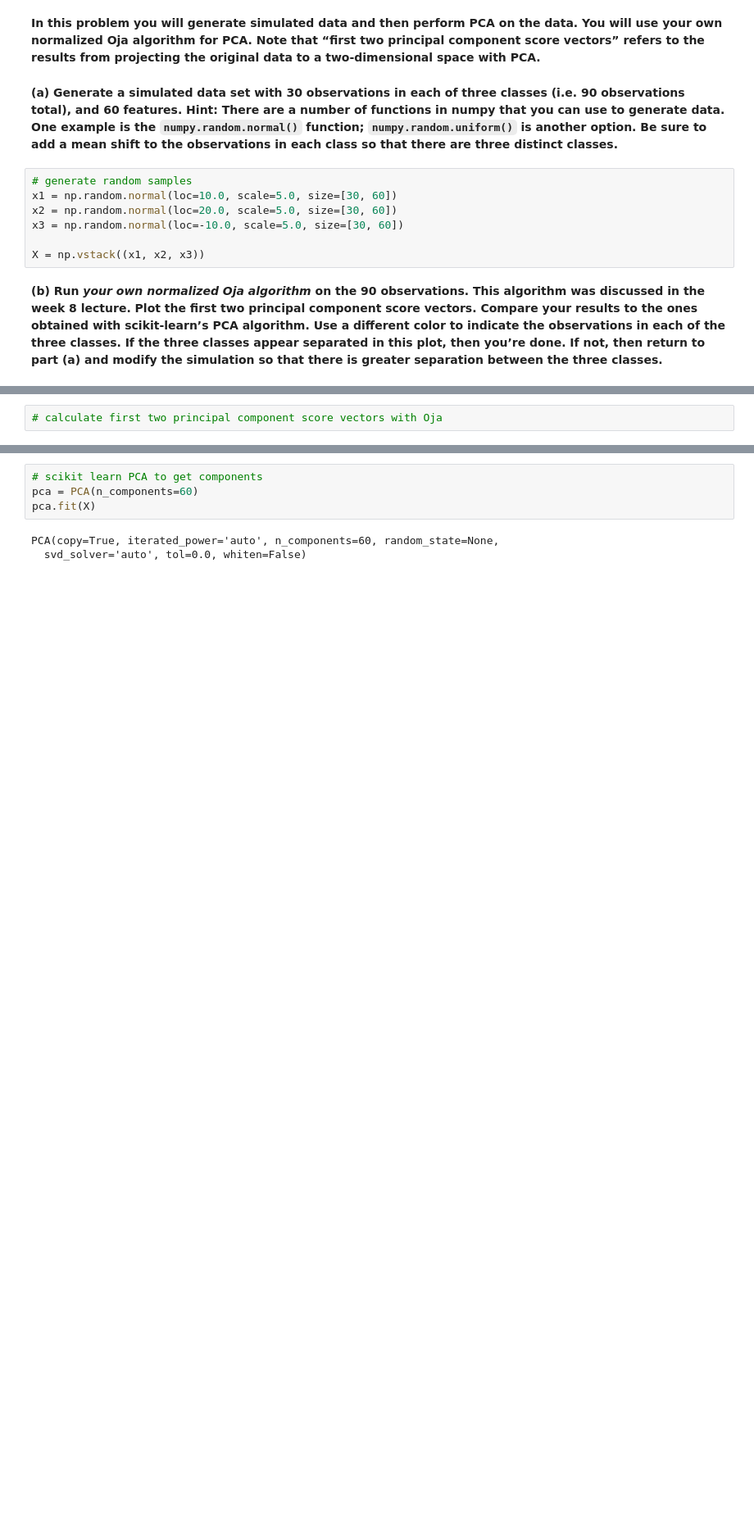
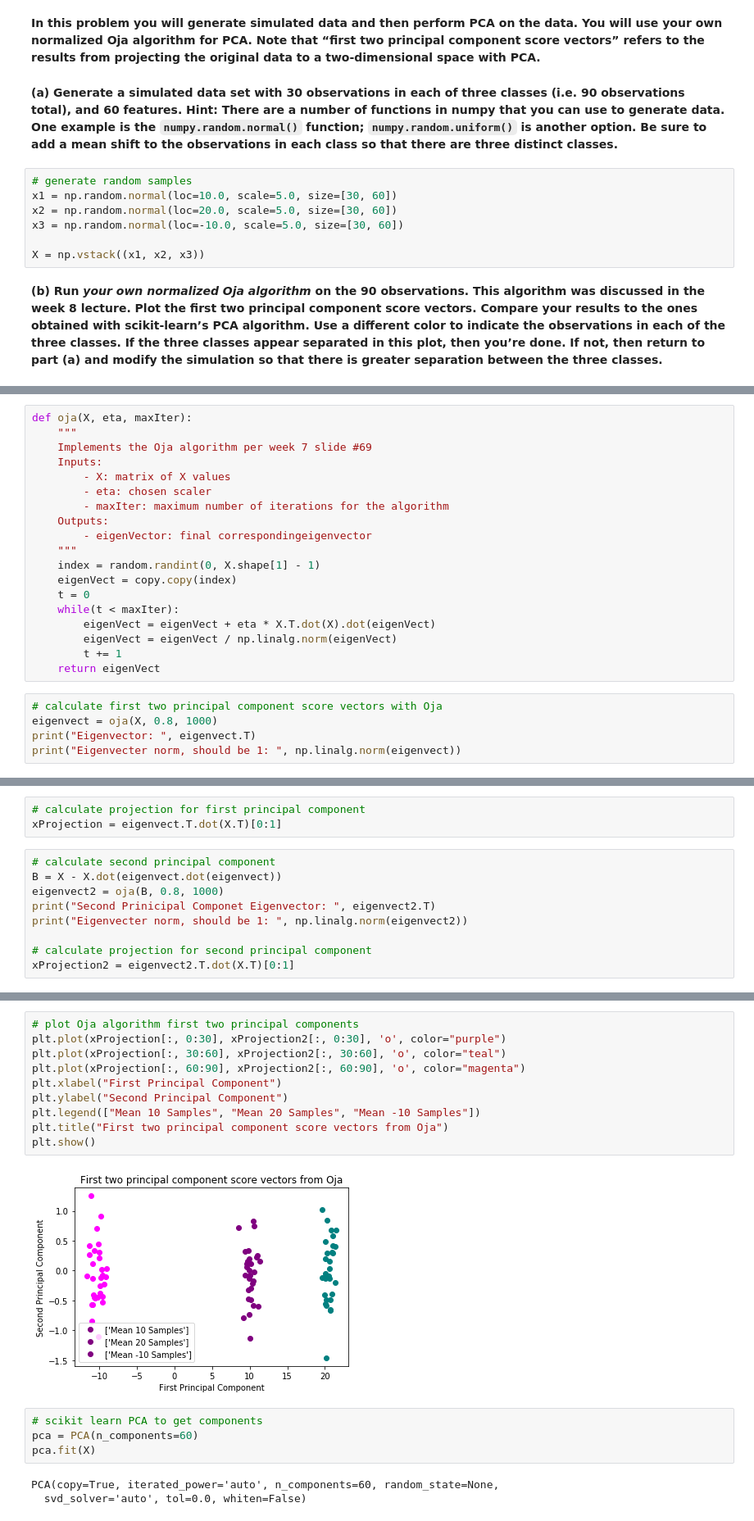
Before and after one commit to TaraWilson17/data558, a Jupyter notebook: hw6.ipynb, the cells around one changed output, grey strips where cells are left out. Shown: that part at 82% size. Cells and saved outputs as stored; diff of their text form; blank space fills up the shorter version.

```diff
--- a/hw6.ipynb
+++ b/hw6.ipynb
@@ -330,2 +442,24 @@ def oja(X, eta):
+# %%
+def oja(X, eta, maxIter):
+    """
+    Implements the Oja algorithm per week 7 slide #69
+    Inputs:
+        - X: matrix of X values
+        - eta: chosen scaler
+        - maxIter: maximum number of iterations for the algorithm
+    Outputs:
+        - eigenVector: final correspondingeigenvector
+    """
+    index = random.randint(0, X.shape[1] - 1)
+    eigenVect = copy.copy(index)
+    t = 0
+    while(t < maxIter):
+        eigenVect = eigenVect + eta * X.T.dot(X).dot(eigenVect)
+        eigenVect = eigenVect / np.linalg.norm(eigenVect)
+        t += 1
+    return eigenVect
 # %%
 # calculate first two principal component score vectors with Oja
+eigenvect = oja(X, 0.8, 1000)
+print("Eigenvector: ", eigenvect.T)
+print("Eigenvecter norm, should be 1: ", np.linalg.norm(eigenvect))
@@ -333,0 +475,12 @@ def oja(X, eta):
+# %%
+# calculate projection for first principal component
+xProjection = eigenvect.T.dot(X.T)[0:1]
+# %%
+# calculate second principal component
+B = X - X.dot(eigenvect.dot(eigenvect))
+eigenvect2 = oja(B, 0.8, 1000)
+print("Second Prinicipal Componet Eigenvector: ", eigenvect2.T)
+print("Eigenvecter norm, should be 1: ", np.linalg.norm(eigenvect2))
+
+# calculate projection for second principal component
+xProjection2 = eigenvect2.T.dot(X.T)[0:1]
@@ -334,3 +496,15 @@ def oja(X, eta):
+# %%
+# plot Oja algorithm first two principal components
+plt.plot(xProjection[:, 0:30], xProjection2[:, 0:30], 'o', color="purple")
+plt.plot(xProjection[:, 30:60], xProjection2[:, 30:60], 'o', color="teal")
+plt.plot(xProjection[:, 60:90], xProjection2[:, 60:90], 'o', color="magenta")
+plt.xlabel("First Principal Component")
+plt.ylabel("Second Principal Component")
+plt.legend(["Mean 10 Samples", "Mean 20 Samples", "Mean -10 Samples"])
+plt.title("First two principal component score vectors from Oja")
+plt.show()
+# %% [output]
+[figure, added]
 # %%
 # scikit learn PCA to get components
 pca = PCA(n_components=60)
```
Also changed, not shown: parts of 49 cells of this notebook.
